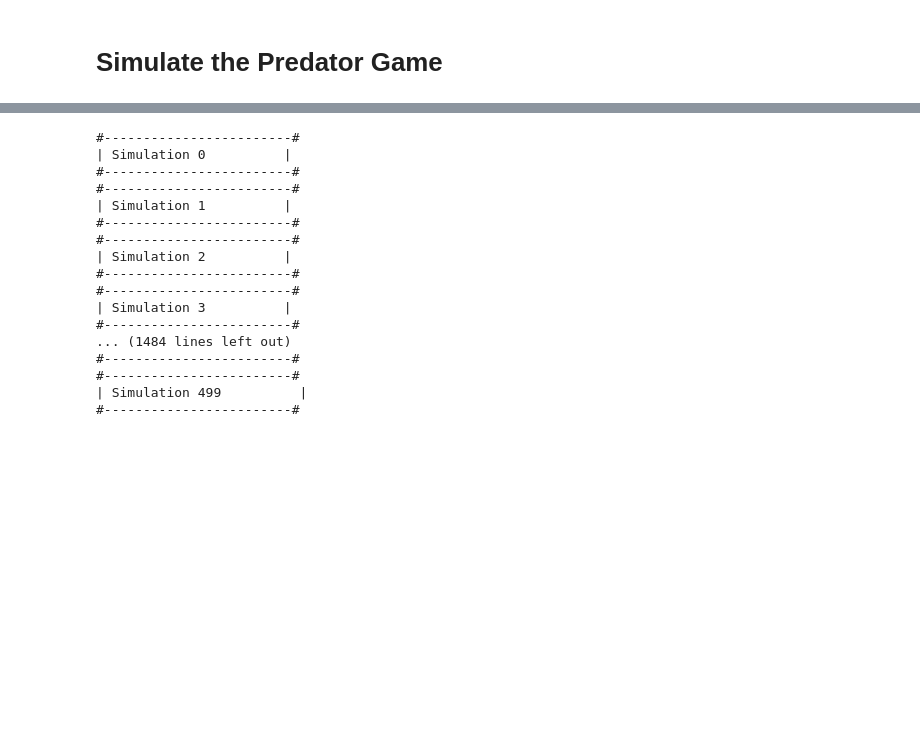
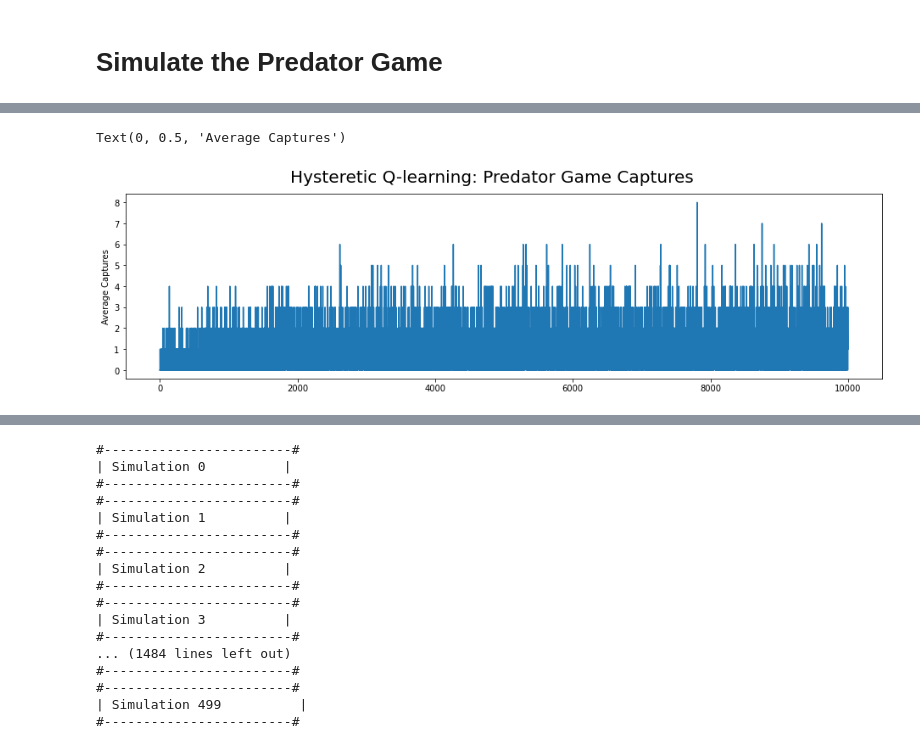
Before and after one commit to lindavin/hysteretic-q-learning, a Jupyter notebook: Predator game experiments.ipynb, the cells around one changed output, grey strips where cells are left out. Saved outputs shown, nothing was run; the diff lists cells and outputs as text; code cells hidden in the pictures; blank space fills up the shorter version.

```diff
--- a/Predator game experiments.ipynb
+++ b/Predator game experiments.ipynb
@@ -63,3 +81,11 @@ for i in range(num_simulations):
+# %%
+captures_fig = plt.figure(figsize=(16, 4))
+plt.plot(range(trials), np.average(captures, axis=0))
+captures_fig.suptitle('Hysteretic Q-learning: Predator Game Captures', fontsize=20)
+plt.ylabel('Average Captures')
+# %% [output]
+Text(0, 0.5, 'Average Captures')
+[figure, added]
 # %%
 fig = plt.figure(figsize=(16,4))
 # plt.plot(range(num_games), np.median(rewards, axis=0))
```
Also changed, not shown: parts of 5 cells of this notebook, 1 other file.
